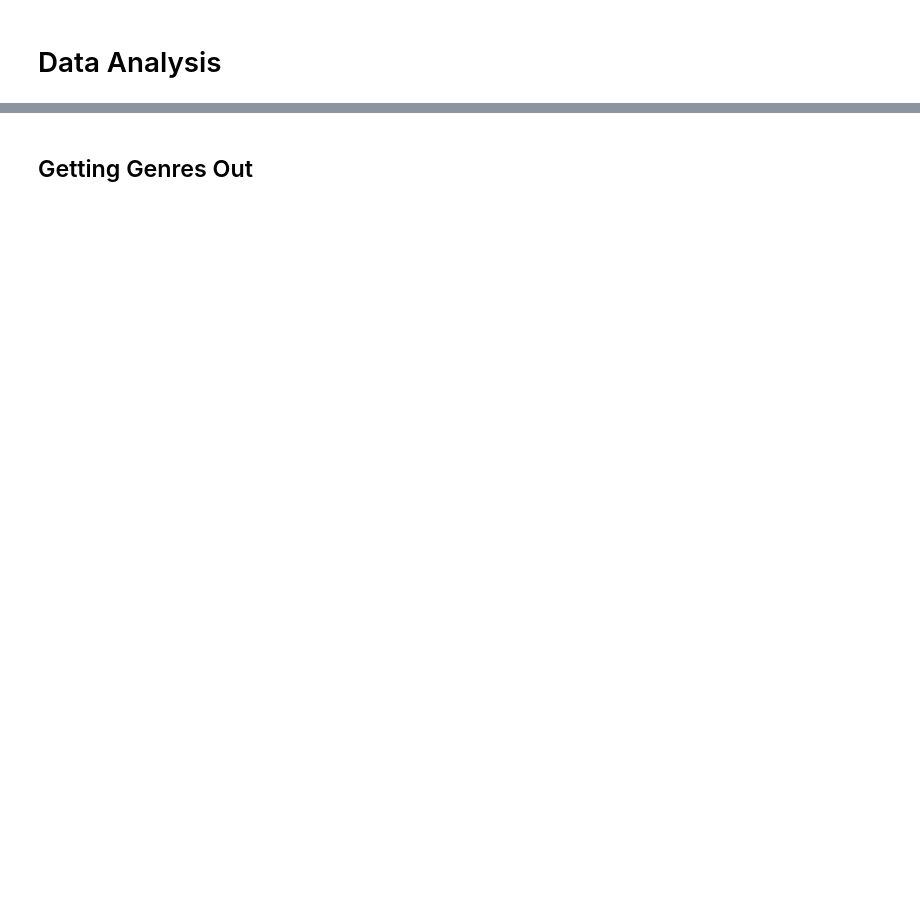
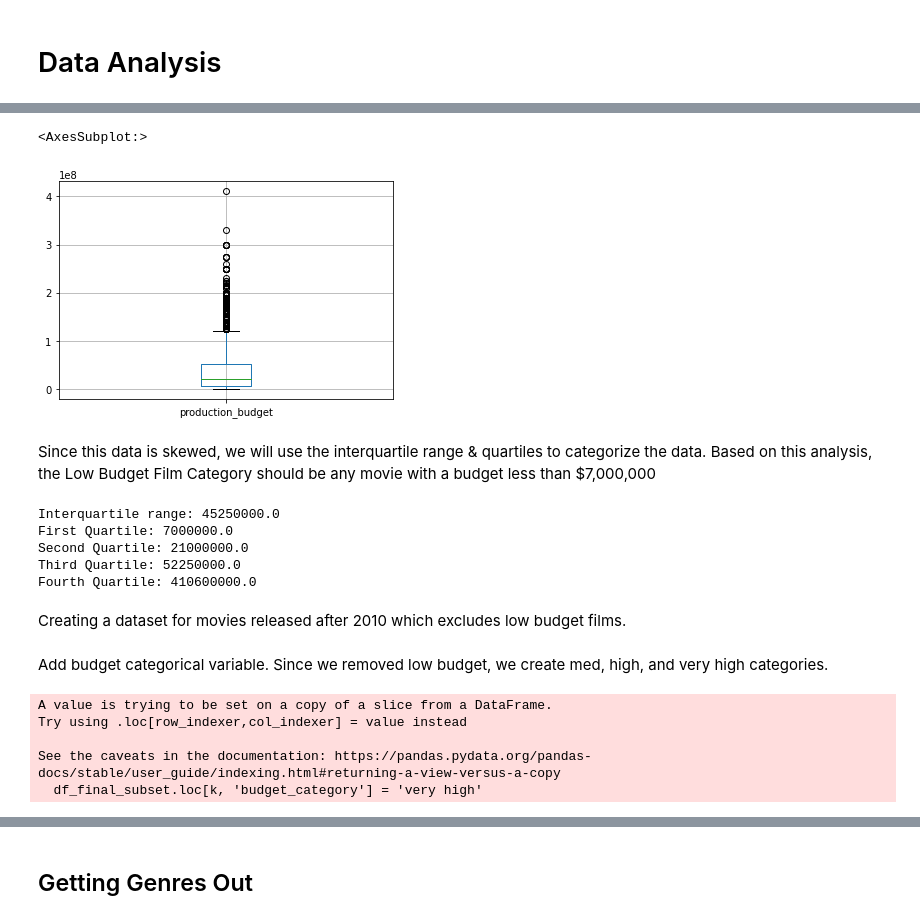
Before and after one commit to ntdoris/movie-revenue-analysis, a Jupyter notebook: natalya_doris_project1.ipynb, the cells around one changed output, grey strips where cells are left out. Cells and saved outputs as stored; diff of their text form; code cells hidden in the pictures; blank space fills up the shorter version.

```diff
--- a/natalya_doris_project1.ipynb
+++ b/natalya_doris_project1.ipynb
@@ -676,0 +587,24 @@ df_movie_budgets_recent = df_movie_budgets[df_movie_budgets['year'] >= 2010]
+# %%
+df_final[(df_final['year'] >= 2010)].boxplot(column='production_budget')
+# %% [output]
+<AxesSubplot:>
+[figure, added]
+# %% [markdown]
+Since this data is skewed, we will use the interquartile range & quartiles to categorize the data. Based on this analysis, the Low Budget Film Category should be any movie with a budget less than $7,000,000
+# %%
+q1, q2, q3, q4 = np.percentile(df_final[(df_final['year'] >= 2010)]['production_budget'], [25, 50, 75, 100])
+iqr = q3 - q1
+
+print("Interquartile range:", iqr)
+print("First Quartile:", q1)
+print("Second Quartile:", q2)
+print("Third Quartile:", q3)
+print("Fourth Quartile:", q4)
+# %% [output]
+Interquartile range: 45250000.0
+First Quartile: 7000000.0
+Second Quartile: 21000000.0
+Third Quartile: 52250000.0
+Fourth Quartile: 410600000.0
+# %% [markdown]
+Creating a dataset for movies released after 2010 which excludes low budget films.
@@ -676,0 +613,17 @@ df_movie_budgets_recent = df_movie_budgets[df_movie_budgets['year'] >= 2010]
+# %% [markdown]
+Add budget categorical variable. Since we removed low budget, we create med, high, and very high categories.
+# %%
+for k,v in df_final_subset.iterrows():
+    if df_final_subset.loc[k, 'production_budget'] < 21000000:
+        df_final_subset.loc[k, 'budget_category'] = 'medium'
+    elif ((df_final_subset.loc[k, 'production_budget'] >= 21000000) &
+          (df_final_subset.loc[k, 'production_budget'] < 52250000)):
+        df_final_subset.loc[k, 'budget_category'] = 'high'
+    else:
+        df_final_subset.loc[k, 'budget_category'] = 'very high'
+# %% [output]
+A value is trying to be set on a copy of a slice from a DataFrame.
+Try using .loc[row_indexer,col_indexer] = value instead
+
+See the caveats in the documentation: https://pandas.pydata.org/pandas-docs/stable/user_guide/indexing.html#returning-a-view-versus-a-copy
+  df_final_subset.loc[k, 'budget_category'] = 'very high'
```
Also changed, not shown: parts of 185 cells of this notebook.
